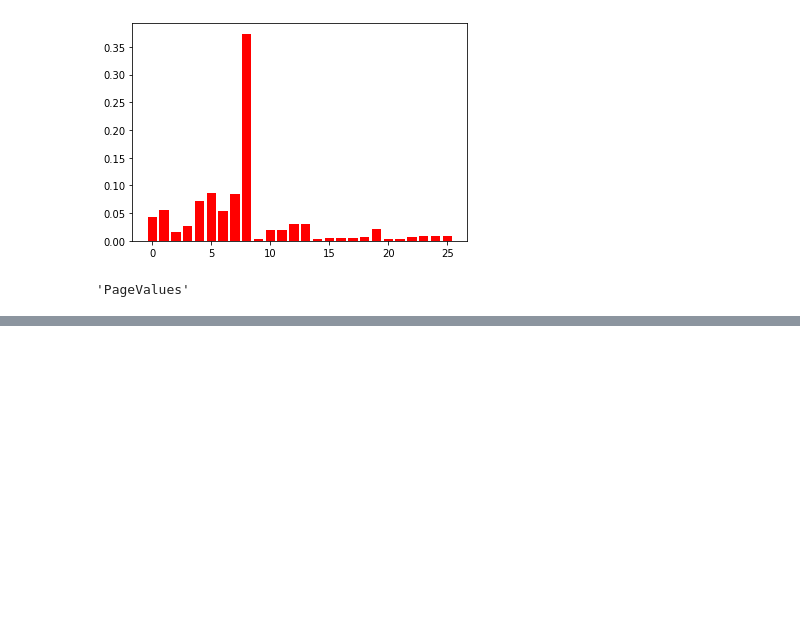
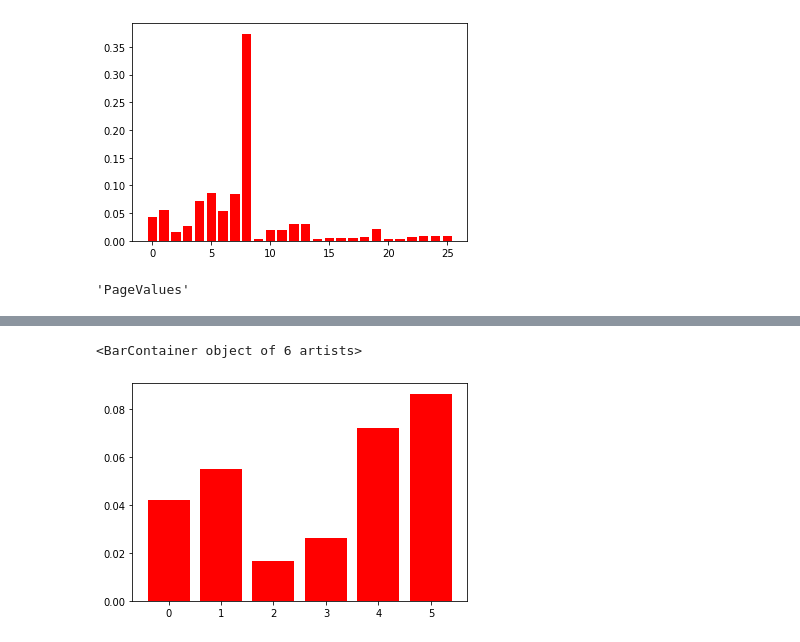
Before and after one commit to xli2257/Aicadium, a Jupyter notebook: aicadium_takehome.ipynb, the cells around one changed output, grey strips where cells are left out. Cells and saved outputs as stored; diff of their text form; code cells hidden in the pictures; blank space fills up the shorter version.

```diff
--- a/aicadium_takehome.ipynb
+++ b/aicadium_takehome.ipynb
@@ -309,0 +357,7 @@ rf_col[8]
+# %%
+# Speed through water and draft forward are the most important features in random forest model.
+importances = rf.feature_importances_
+plt.bar(range(len(importances[0:6])), importances[0:6], color="r", align = "center")
+# %% [output]
+<BarContainer object of 6 artists>
+[figure, added]
```
Also changed, not shown: parts of 7 cells of this notebook.
